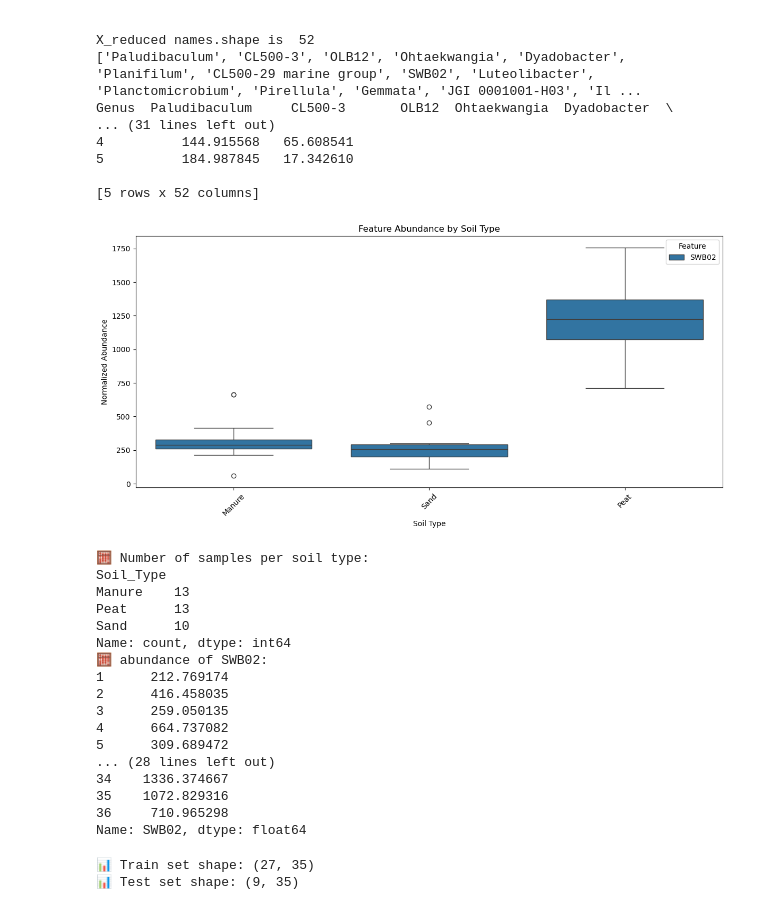
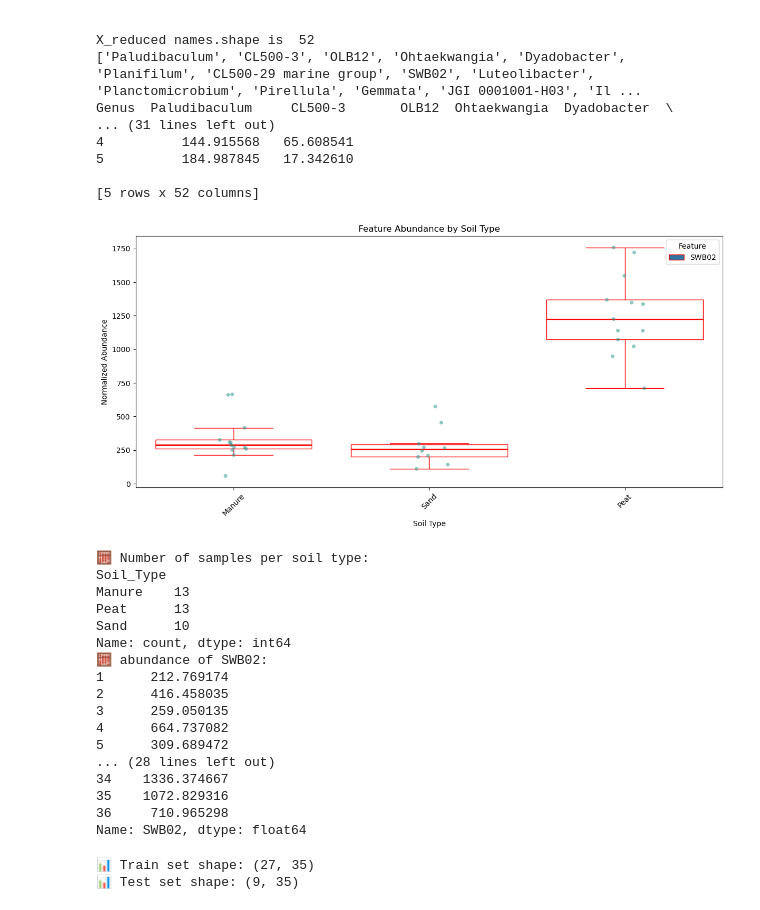
Before and after one commit to hsnvnd/AI-in-Metagenomics, a Jupyter notebook: Soil_Classification.ipynb, the cells around one changed output. Saved outputs shown, nothing was run; the diff lists cells and outputs as text; code cells hidden in the pictures.

```diff
--- a/Soil_Classification.ipynb
+++ b/Soil_Classification.ipynb
@@ -325,39 +325,63 @@ import pandas as pd
 ## Aviti, soil, LSVM, shapG
 # selected_features =['BIyi10', 'Chthonobacter', 'SWB02']
 ## Miseq, soil, LSVM, shapG
-selected_features = ['Dokdonella','SWB02', 'Methylophilus']
+# selected_features = ['Dokdonella','SWB02', 'Methylophilus']
 ## Novaseq, soil, LSVM, shapG
 # selected_features = ["Methyloceanibacter","Constrictibacter","Plot4-2H12"]
 
 # Just SWB02
 selected_features = ['SWB02']
 
 # Combine selected features and soil type into one DataFrame
 plot_df = X[selected_features].copy()
 plot_df["Soil_Type"] = y_raw.values  # y_raw maps sample to soil type
 
 # Melt the DataFrame to long format for seaborn
 melted_df = plot_df.melt(id_vars="Soil_Type", var_name="Feature", value_name="Abundance")
 
 # Create boxplots grouped by soil type for each feature
+# USe Green for Aviti, and Red for MiSeq to comply with the boxplots of Samuele
 plt.figure(figsize=(12, 6))
-sns.boxplot(x="Soil_Type", y="Abundance", hue="Feature", data=melted_df)
+sns.boxplot(x="Soil_Type", y="Abundance", hue="Feature", data=melted_df, showfliers=False,boxprops={'facecolor':'none', 'edgecolor':'red'}, # This creates the "glass" look
+    whiskerprops={'color':'red'},
+    capprops={'color':'red'},
+    medianprops={'color':'red', 'linewidth': 2}        # for the median color and thickness
+)
+
+# --- THE STRIPPLOT (The Data Points Layer) ---
+sns.stripplot(
+    x="Soil_Type",
+    y="Abundance",
+    hue="Feature",
+    data=melted_df,
+    dodge=True,            # Ensures points align with the "hue" boxes
+    jitter=True,           # Spreads points out horizontally so they don't overlap
+    alpha=0.5,             # Makes points semi-transparent to see density
+    palette="viridis"      # Choose a nice color for your points
+)
+
+# 3. Formatting
 plt.title("Feature Abundance by Soil Type")
 plt.xlabel("Soil Type")
 plt.ylabel("Normalized Abundance")
 plt.xticks(rotation=45)
-plt.legend(title="Feature")
+
+# Fix the legend (stripplot adds a second one by default)
+handles, labels = plt.gca().get_legend_handles_labels()
+plt.legend(handles[0:1], labels[0:1], title="Feature") # Keep only the first legend item
+
 plt.tight_layout()
 plt.show()
+
 # Count number of samples per soil type
 soil_counts = plot_df["Soil_Type"].value_counts()
 print("🧮 Number of samples per soil type:")
 print(soil_counts)
 
 print("🧮 abundance of SWB02:")
 print(plot_df["SWB02"])
 # %% [output]
-[figure, old version]
+[figure, new version]
 🧮 Number of samples per soil type:
 Soil_Type
 Manure    13
```
Also changed, not shown: 2 other files.
